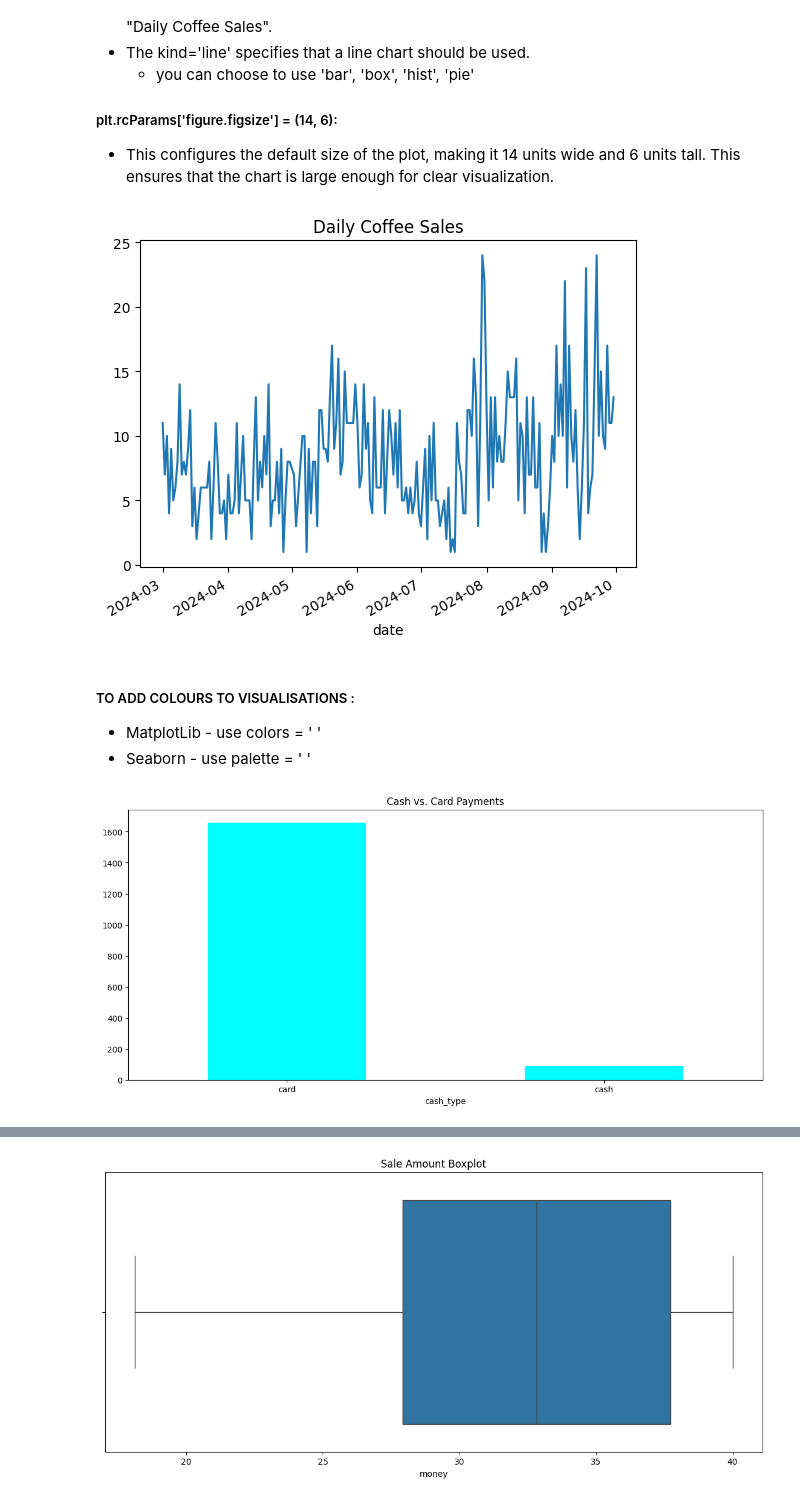
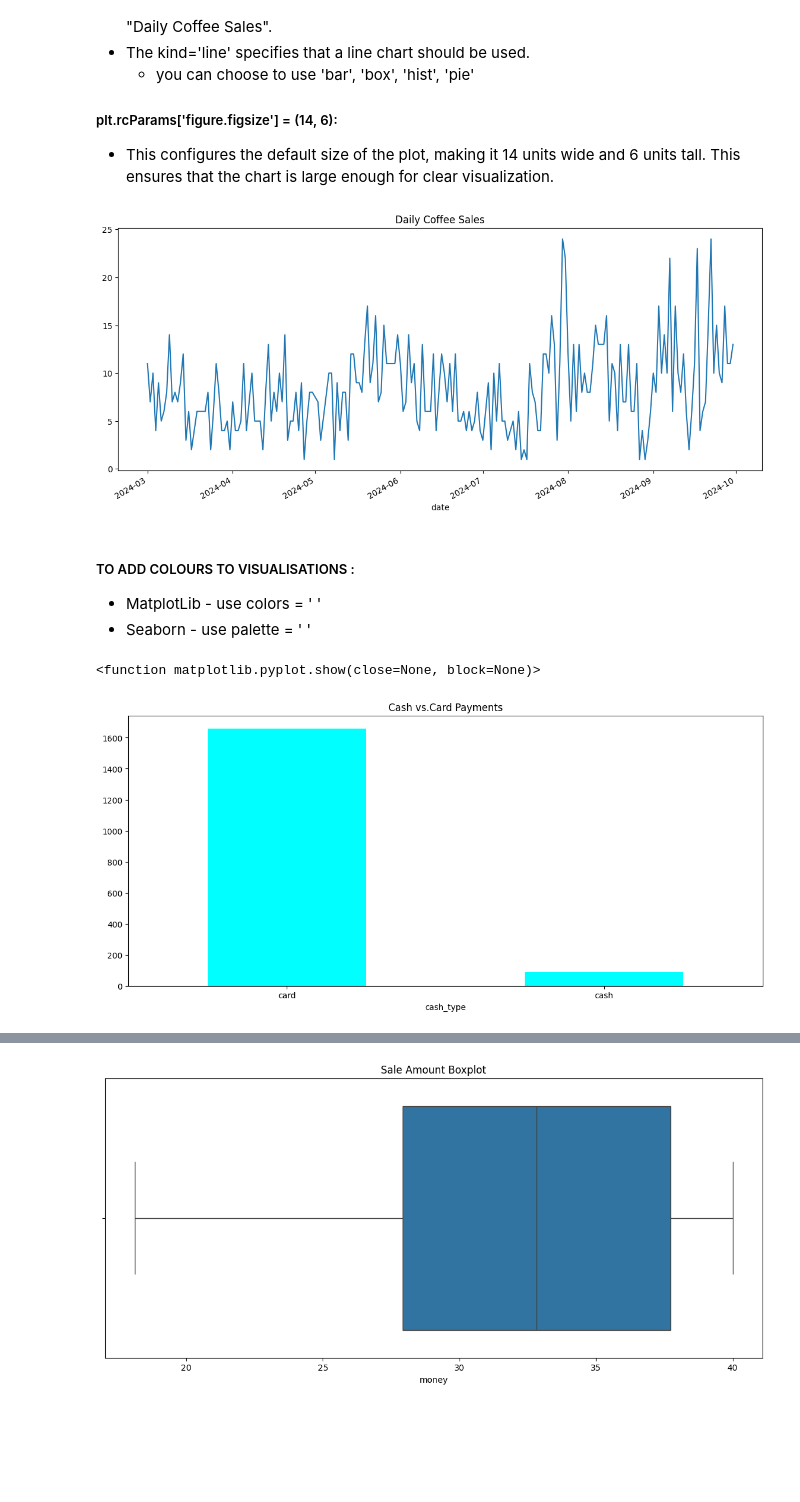
Before and after one commit to pavlovd0g/Aqilah-DAC-Curriculum, a Jupyter notebook: DAC-004_EDA/DAC-004_EDA_Session_1_Student_Copy.ipynb, the cells around one changed output, grey strips where cells are left out. Drawn from its saved outputs; the diff is of its cells as text; code cells hidden in the pictures; blank space fills up the shorter version.

```diff
--- a/DAC-004_EDA/DAC-004_EDA_Session_1_Student_Copy.ipynb
+++ b/DAC-004_EDA/DAC-004_EDA_Session_1_Student_Copy.ipynb
@@ -294,8 +307,11 @@ df['datetime'] = pd.to_datetime(df['datetime'])
 - This configures the default size of the plot, making it 14 units wide and 6 units tall. This ensures that the chart is large enough for clear visualization.
 # %%
 # to check daily sales across March 2024 to November 2024
+df['date'].value_counts().sort_index().plot(kind= 'line', title='Daily Coffee Sales')
+plt.rcParams ['figure.figsize']=(14,6)
+plt.show()
 # %% [output]
-[figure, old version]
+[figure, new version]
 # %% [markdown]
 ##### TO ADD COLOURS TO VISUALISATIONS :
 - MatplotLib - use colors = ' '
@@ -303,10 +319,13 @@ df['datetime'] = pd.to_datetime(df['datetime'])
 # %%
 
 # you can play around with the colours!
-
+df['cash_type'].value_counts().plot(kind='bar', title='Cash vs.Card Payments', color='cyan')
+plt.xticks(rotation=0)
+plt.show
 
 ### for this, if null rows are removed we have no more cash!!!
 # %% [output]
+<function matplotlib.pyplot.show(close=None, block=None)>
 [figure]
 # %%
 # Which day of the week has the highest sales?
```
Also changed, not shown: parts of 19 cells of this notebook, 4 other files.
